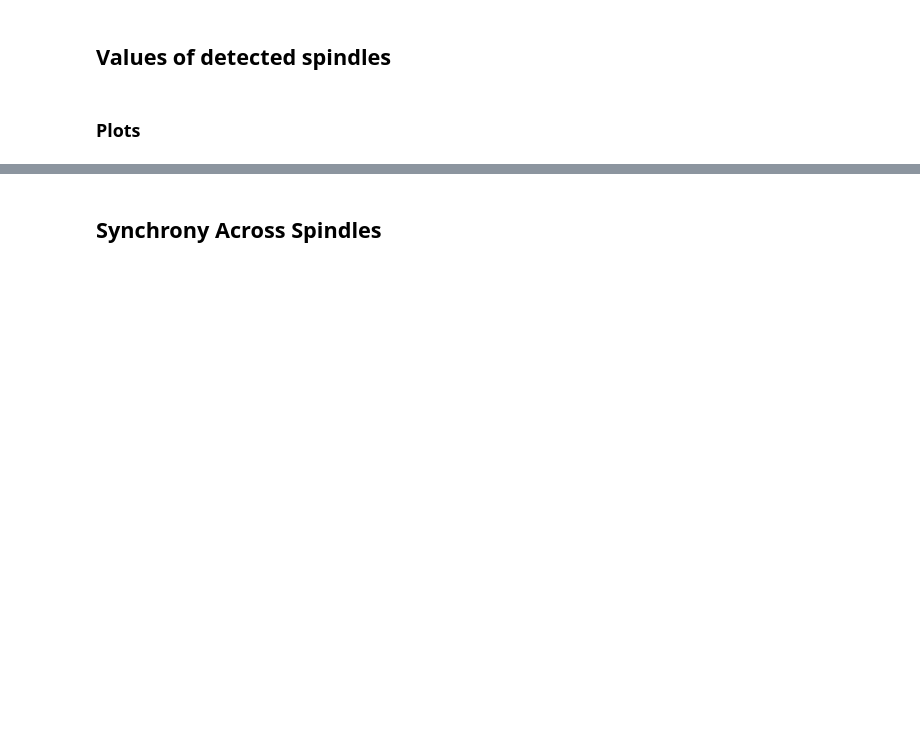
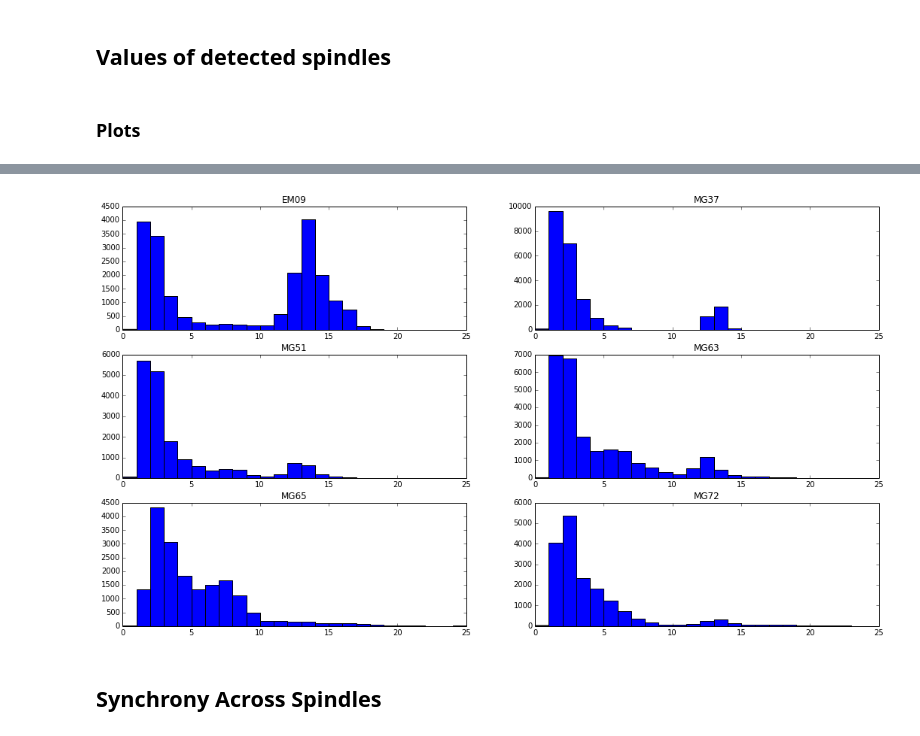
Before and after one commit to gpiantoni/spgr, a Jupyter notebook: main.ipynb, the cells around one changed output, grey strips where cells are left out. Drawn from its saved outputs; the diff is of its cells as text; code cells hidden in the pictures; blank space fills up the shorter version.

```diff
--- a/main.ipynb
+++ b/main.ipynb
@@ -165,3 +165,15 @@ for ax, spindles, subj in zip(subp.flatten(), all_spindles, all_subj):
+# %%
+f, subp = subplots(3, 2, figsize=(18, 10))
+
+x_lim = (0, 25)
+
+for ax, spindles, subj in zip(subp.flatten(), all_spindles, all_subj):
+    peak = [x['peak_freq'] for x in spindles]
+    ax.hist(peak, range=x_lim, bins=(x_lim[1] - x_lim[0]))
+    ax.set_title(subj)
+    ax.set_xlim(x_lim)
+# %% [output]
+[figure, added]
 # %% [markdown]
 ## Synchrony Across Spindles
 # %%
```
Also changed, not shown: parts of 9 cells of this notebook.
